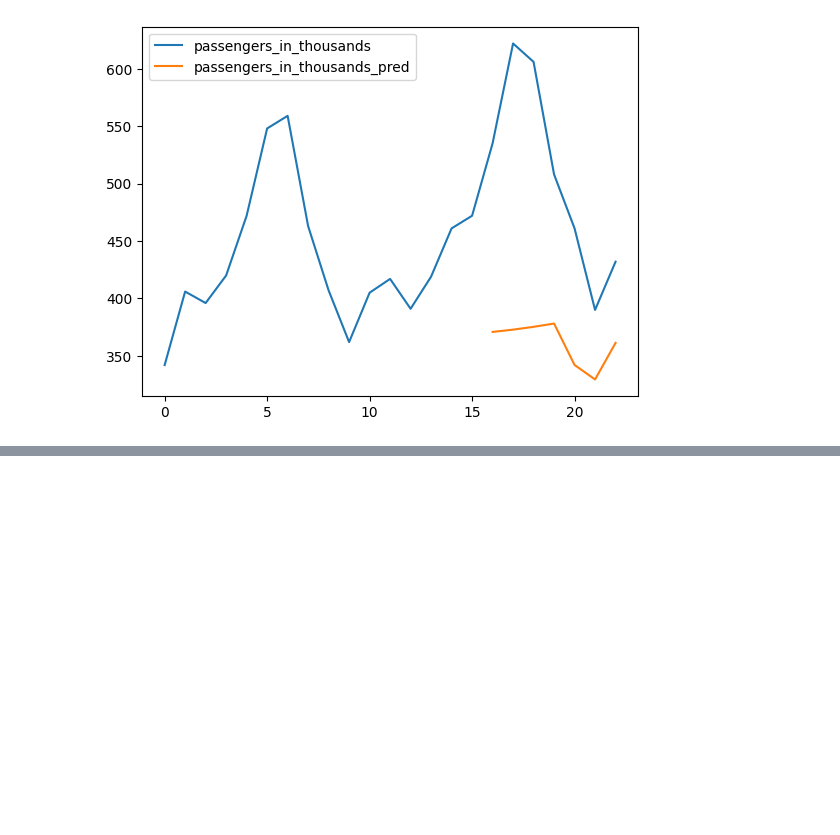
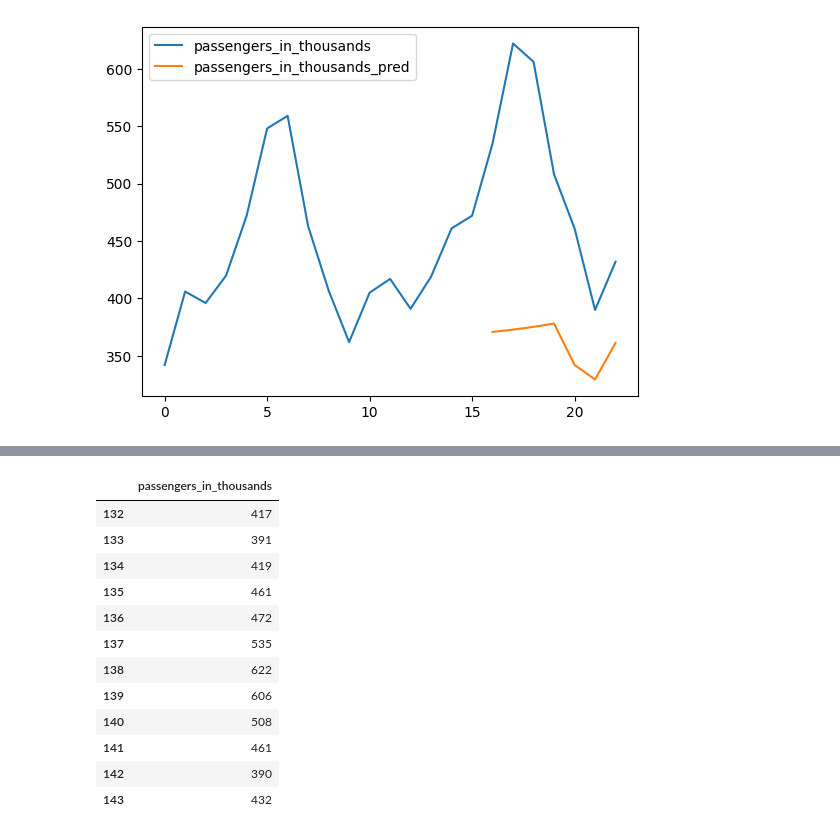
Before and after one commit to ginofft/TimeSeriesAnalysis, a Jupyter notebook: playground.ipynb, the cells around one changed output, grey strips where cells are left out. Cells and saved outputs as stored; diff of their text form; code cells hidden in the pictures; blank space fills up the shorter version.

Commit message:
setup arima stuff

```diff
--- a/playground.ipynb
+++ b/playground.ipynb
@@ -158,3 +158,20 @@ test_dataset.predict(model)
 test_dataset.plot_forecast_result()
 # %% [output]
 [figure]
+# %%
+import pandas as pd
+from pmdarima import auto_arima
+
+data = pd.read_csv('data/airline/airline.csv')
+
+field = ['passengers_in_thousands']
+
+train_data = data[field].iloc[:-12]
+test_data = data[field].iloc[-12:]
+
+model = auto_arima(train_data, seasonal=False)
+
+model.fit(train_data)
+
+forecast = model.predict(n_periods=len(test_data))
+print(forecast)
@@ -160,0 +192,16 @@ test_dataset.plot_forecast_result()
+# %%
+test_data
+# %% [output]
+|  | passengers_in_thousands |
+| 132 | 417 |
+| 133 | 391 |
+| 134 | 419 |
+| 135 | 461 |
+| 136 | 472 |
+| 137 | 535 |
+| 138 | 622 |
+| 139 | 606 |
+| 140 | 508 |
+| 141 | 461 |
+| 142 | 390 |
+| 143 | 432 |
```
Also changed, not shown: parts of 1 cell of this notebook, 1 other file.
